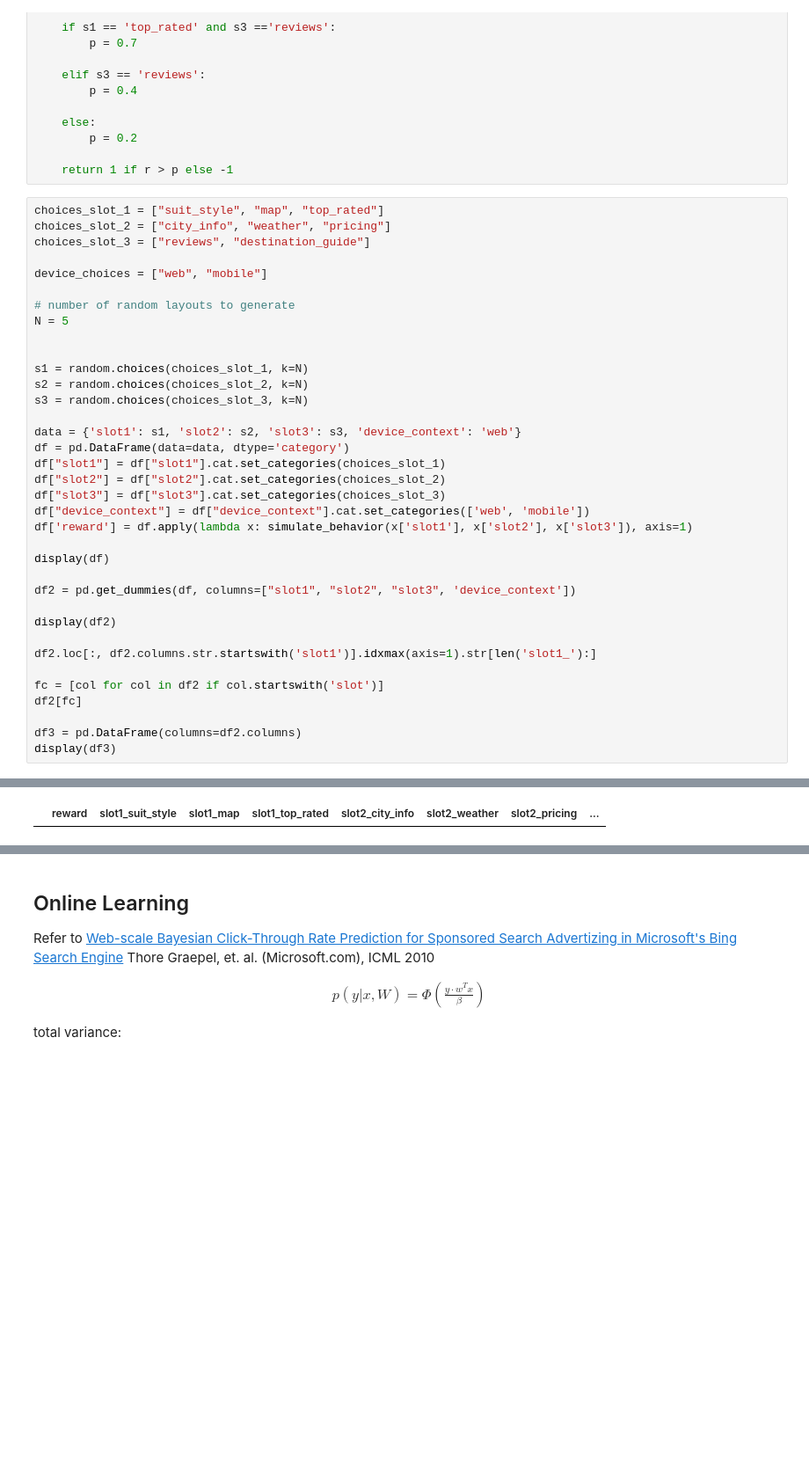
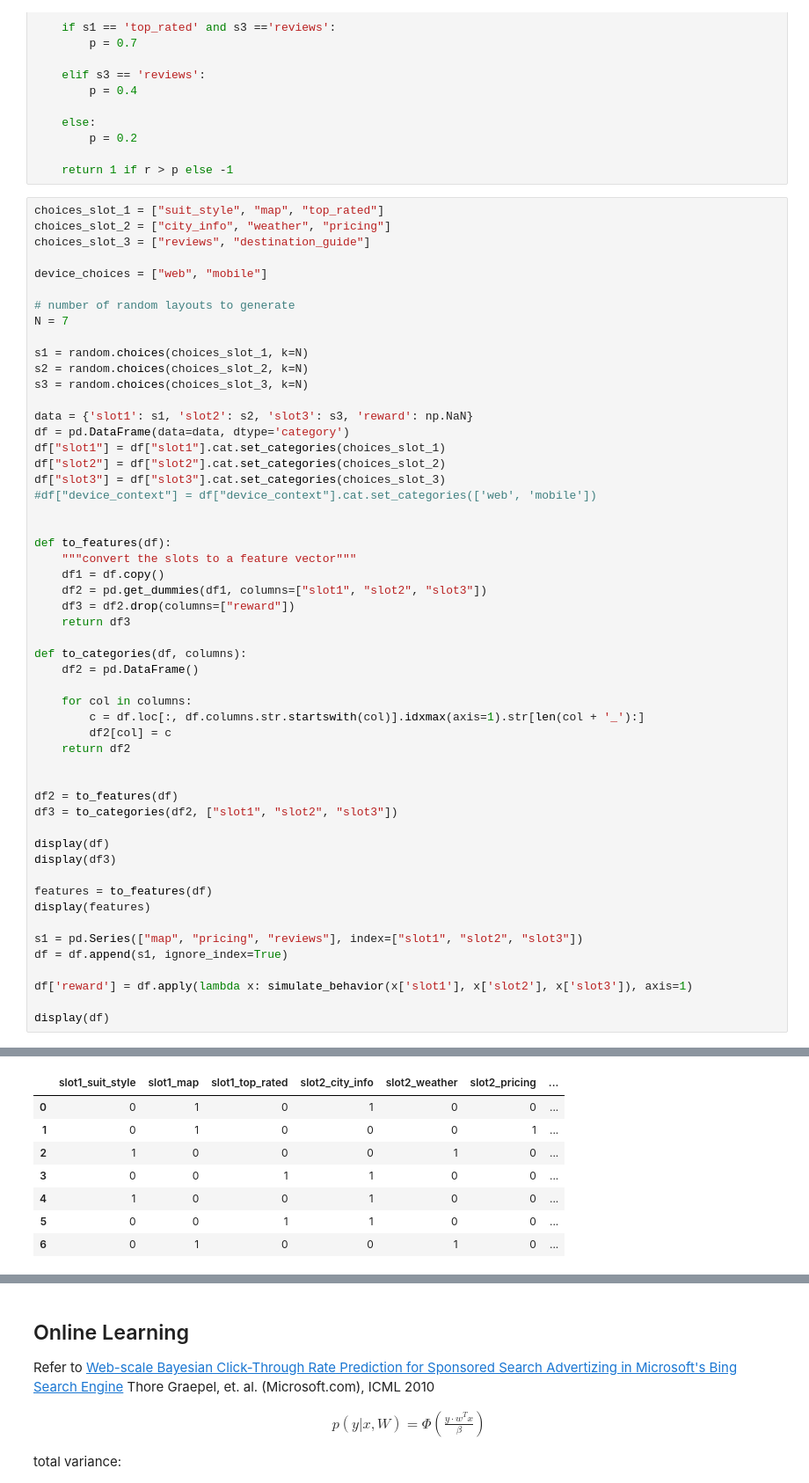
Before and after one commit to rfdickerson/multiarmed-bandits, a Jupyter notebook: Contextual Bandits.ipynb, the cells around one changed output, grey strips where cells are left out. Shown: that part at 88% size. Drawn from its saved outputs; the diff is of its cells as text; blank space fills up the shorter version.

```diff
--- a/Contextual Bandits.ipynb
+++ b/Contextual Bandits.ipynb
@@ -86,32 +86,49 @@ choices_slot_3 = ["reviews", "destination_guide"]
 device_choices = ["web", "mobile"]
 
 # number of random layouts to generate
-N = 5
-
+N = 7
 
 s1 = random.choices(choices_slot_1, k=N)
 s2 = random.choices(choices_slot_2, k=N)
 s3 = random.choices(choices_slot_3, k=N)
 
-data = {'slot1': s1, 'slot2': s2, 'slot3': s3, 'device_context': 'web'}
+data = {'slot1': s1, 'slot2': s2, 'slot3': s3, 'reward': np.NaN}
 df = pd.DataFrame(data=data, dtype='category')
 df["slot1"] = df["slot1"].cat.set_categories(choices_slot_1)
 df["slot2"] = df["slot2"].cat.set_categories(choices_slot_2)
 df["slot3"] = df["slot3"].cat.set_categories(choices_slot_3)
-df["device_context"] = df["device_context"].cat.set_categories(['web', 'mobile'])
+#df["device_context"] = df["device_context"].cat.set_categories(['web', 'mobile'])
+
+
+def to_features(df):
+    """convert the slots to a feature vector"""
+    df1 = df.copy()
+    df2 = pd.get_dummies(df1, columns=["slot1", "slot2", "slot3"])
+    df3 = df2.drop(columns=["reward"])
+    return df3
+
+def to_categories(df, columns):
+    df2 = pd.DataFrame()
+
+    for col in columns:
+        c = df.loc[:, df.columns.str.startswith(col)].idxmax(axis=1).str[len(col + '_'):]
+        df2[col] = c
+    return df2
+
+
+df2 = to_features(df)
+df3 = to_categories(df2, ["slot1", "slot2", "slot3"])
+
+display(df)
+display(df3)
+
+features = to_features(df)
+display(features)
+
+s1 = pd.Series(["map", "pricing", "reviews"], index=["slot1", "slot2", "slot3"])
+df = df.append(s1, ignore_index=True)
+
 df['reward'] = df.apply(lambda x: simulate_behavior(x['slot1'], x['slot2'], x['slot3']), axis=1)
 
 display(df)
-
-df2 = pd.get_dummies(df, columns=["slot1", "slot2", "slot3", 'device_context'])
-
-display(df2)
-
-df2.loc[:, df2.columns.str.startswith('slot1')].idxmax(axis=1).str[len('slot1_'):]
-
-fc = [col for col in df2 if col.startswith('slot')]
-df2[fc]
-
-df3 = pd.DataFrame(columns=df2.columns)
-display(df3)
 # %% [output]
@@ -130 +151,8 @@ display(df3)
-|  | reward | slot1_suit_style | slot1_map | slot1_top_rated | slot2_city_info | slot2_weather | slot2_pricing | ... |
+|  | slot1_suit_style | slot1_map | slot1_top_rated | slot2_city_info | slot2_weather | slot2_pricing | ... |
+| 0 | 0 | 1 | 0 | 1 | 0 | 0 | ... |
+| 1 | 0 | 1 | 0 | 0 | 0 | 1 | ... |
+| 2 | 1 | 0 | 0 | 0 | 1 | 0 | ... |
+| 3 | 0 | 0 | 1 | 1 | 0 | 0 | ... |
+| 4 | 1 | 0 | 0 | 1 | 0 | 0 | ... |
+| 5 | 0 | 0 | 1 | 1 | 0 | 0 | ... |
+| 6 | 0 | 1 | 0 | 0 | 1 | 0 | ... |
```
Also changed, not shown: parts of 9 cells of this notebook.
